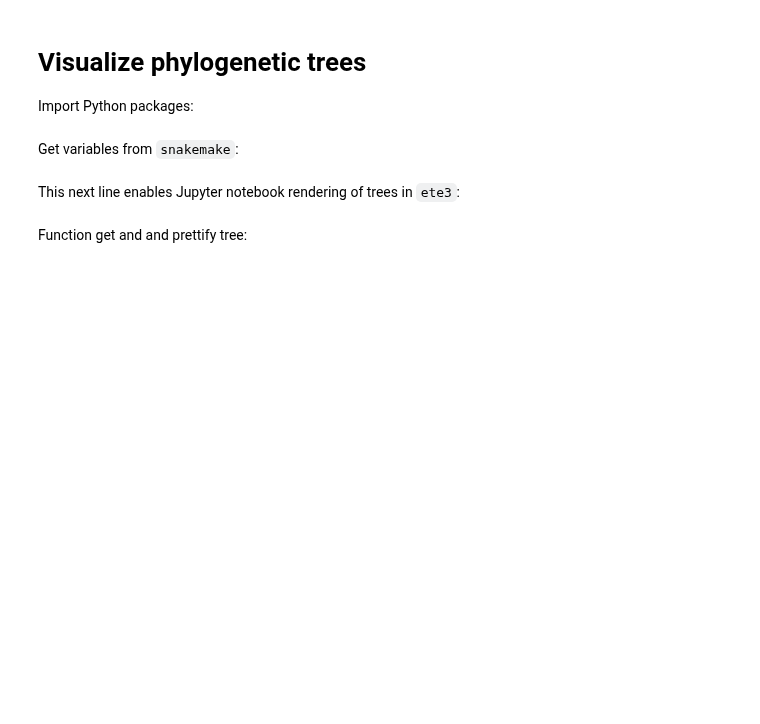
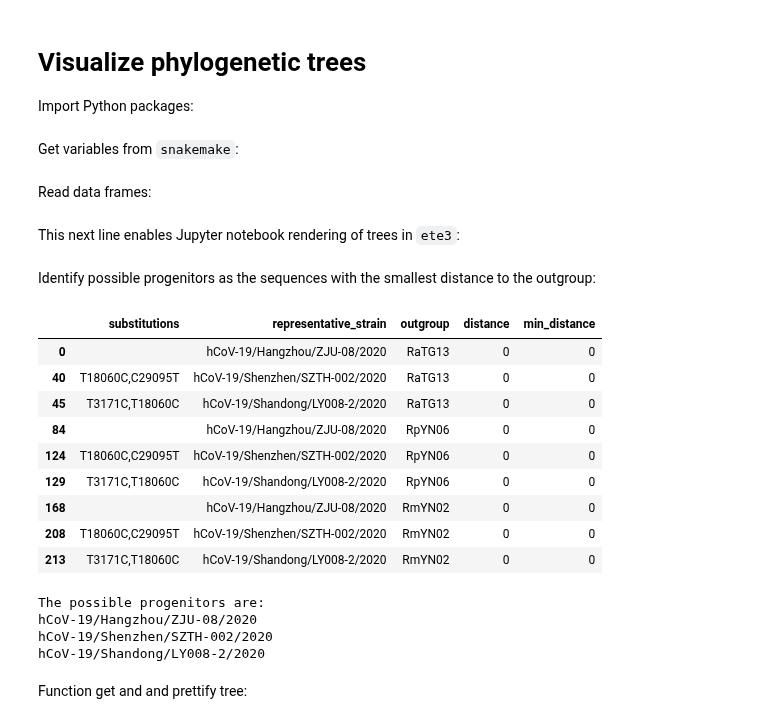
Before and after one commit to jbloom/SARS-CoV-2_PRJNA612766, a Jupyter notebook: notebooks/visualize_trees.py.ipynb, the cells around one changed output. Drawn from its saved outputs; the diff is of its cells as text; code cells hidden in the pictures; blank space fills up the shorter version.

```diff
--- a/notebooks/visualize_trees.py.ipynb
+++ b/notebooks/visualize_trees.py.ipynb
@@ -41,7 +28,56 @@ seq_dfs = {'all': pd.read_csv(snakemake.input.all_csv, na_filter=None),
+# %% [markdown]
+Read data frames:
+# %%
+all_df = pd.read_csv(all_csv, na_filter=None)
+
+region_df = pd.read_csv(region_csv, na_filter=None)
+
+outgroup_map = pd.read_csv(comparator_map_csv)
 # %% [markdown]
 This next line enables Jupyter notebook rendering of trees in `ete3`:
 # %%
 # to enable jupyter notebook rendering:
 os.environ['QT_QPA_PLATFORM'] = 'offscreen'
+# %% [markdown]
+Identify possible progenitors as the sequences with the smallest distance to the outgroup:
+# %%
+outgroup_dist = (
+    all_df
+    .melt(id_vars=['substitutions', 'representative_strain'],
+          value_vars=[f"{outgroup}_delta_dist" for outgroup in outgroups],
+          var_name='outgroup',
+          value_name='distance',
+          )
+    .assign(outgroup=lambda x: x['outgroup'].str.replace('_delta_dist', ''),
+            min_distance=lambda x: x.groupby('outgroup')['distance'].transform('min'),
+            )
+    .query('distance == min_distance')
+    )
+
+display(outgroup_dist)
+
+# **assume** (and then check) that all outgroups have same possible progenitors
+possible_progenitors = outgroup_dist['representative_strain'].unique().tolist()
+print(f"The possible progenitors are:\n" + '\n'.join(possible_progenitors))
+
+assert all(set(possible_progenitors) == set(outgroup_dist
+                                            .query('outgroup == @outgroup')
+                                            ['representative_strain'])
+           for outgroup in outgroups)
+# %% [output]
+|  | substitutions | representative_strain | outgroup | distance | min_distance |
+| 0 |  | hCoV-19/Hangzhou/ZJU-08/2020 | RaTG13 | 0 | 0 |
+| 40 | T18060C,C29095T | hCoV-19/Shenzhen/SZTH-002/2020 | RaTG13 | 0 | 0 |
+| 45 | T3171C,T18060C | hCoV-19/Shandong/LY008-2/2020 | RaTG13 | 0 | 0 |
+| 84 |  | hCoV-19/Hangzhou/ZJU-08/2020 | RpYN06 | 0 | 0 |
+| 124 | T18060C,C29095T | hCoV-19/Shenzhen/SZTH-002/2020 | RpYN06 | 0 | 0 |
+| 129 | T3171C,T18060C | hCoV-19/Shandong/LY008-2/2020 | RpYN06 | 0 | 0 |
+| 168 |  | hCoV-19/Hangzhou/ZJU-08/2020 | RmYN02 | 0 | 0 |
+| 208 | T18060C,C29095T | hCoV-19/Shenzhen/SZTH-002/2020 | RmYN02 | 0 | 0 |
+| 213 | T3171C,T18060C | hCoV-19/Shandong/LY008-2/2020 | RmYN02 | 0 | 0 |
+The possible progenitors are:
+hCoV-19/Hangzhou/ZJU-08/2020
+hCoV-19/Shenzhen/SZTH-002/2020
+hCoV-19/Shandong/LY008-2/2020
 # %% [markdown]
 Function get and and prettify tree:
```
Also changed, not shown: parts of 6 cells of this notebook, 3 other files.
